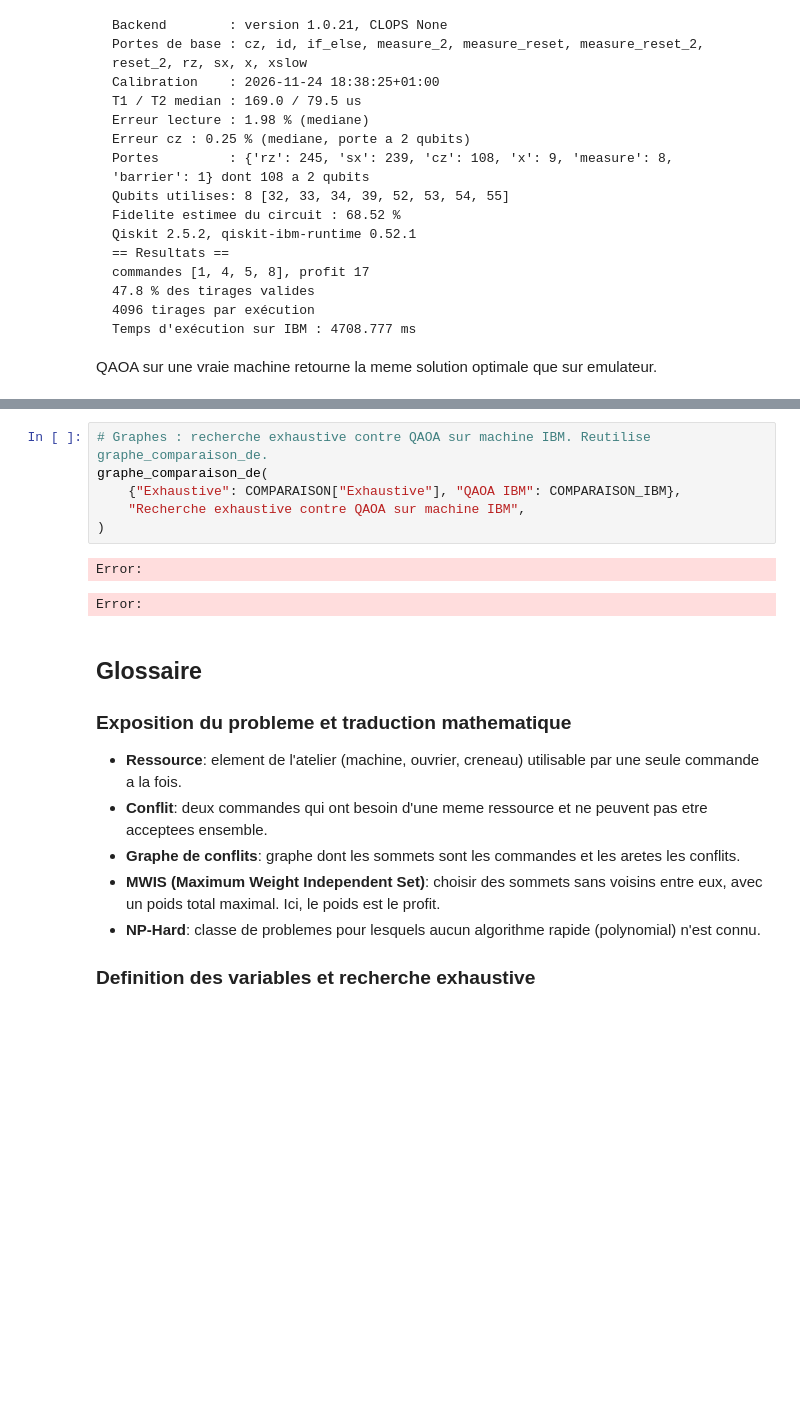
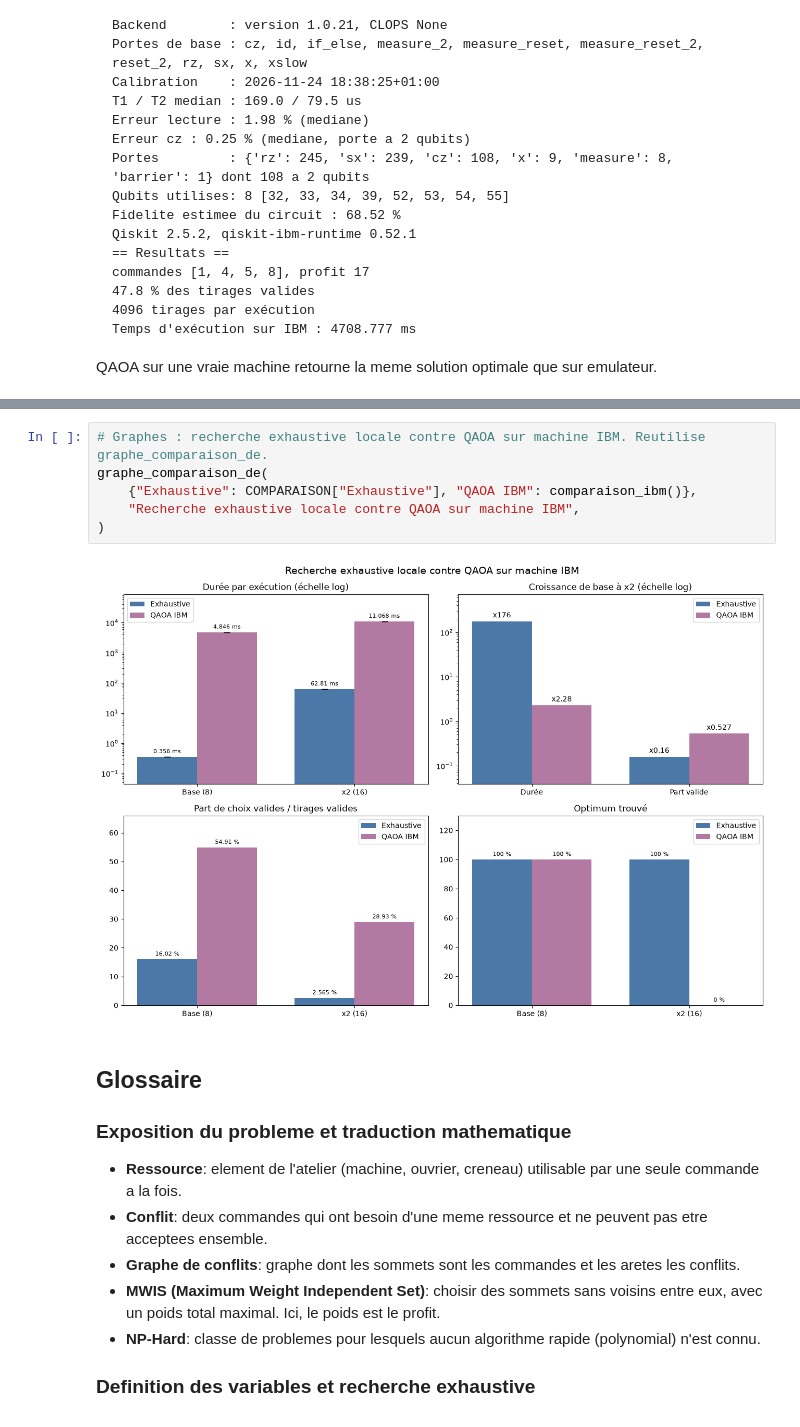
Before and after one commit to Julian52575/Quantum-Computing, a Jupyter notebook: WorkshopOrders.ipynb, the cells around one changed output, grey strips where cells are left out. Saved outputs shown, nothing was run; the diff lists cells and outputs as text; blank space fills up the shorter version.

```diff
--- a/WorkshopOrders.ipynb
+++ b/WorkshopOrders.ipynb
@@ -1891,12 +1931,11 @@ NameError: name 'COMPARAISON' is not defined
 # %%
-# Graphes : recherche exhaustive contre QAOA sur machine IBM. Reutilise graphe_comparaison_de.
+# Graphes : recherche exhaustive locale contre QAOA sur machine IBM. Reutilise graphe_comparaison_de.
 graphe_comparaison_de(
-    {"Exhaustive": COMPARAISON["Exhaustive"], "QAOA IBM": COMPARAISON_IBM},
-    "Recherche exhaustive contre QAOA sur machine IBM",
+    {"Exhaustive": COMPARAISON["Exhaustive"], "QAOA IBM": comparaison_ibm()},
+    "Recherche exhaustive locale contre QAOA sur machine IBM",
 )
 # %% [output]
-Error:
-Error:
+[figure, added]
 # %% [markdown]
 ## Glossaire
 
```
Also changed, not shown: parts of 33 cells of this notebook.
